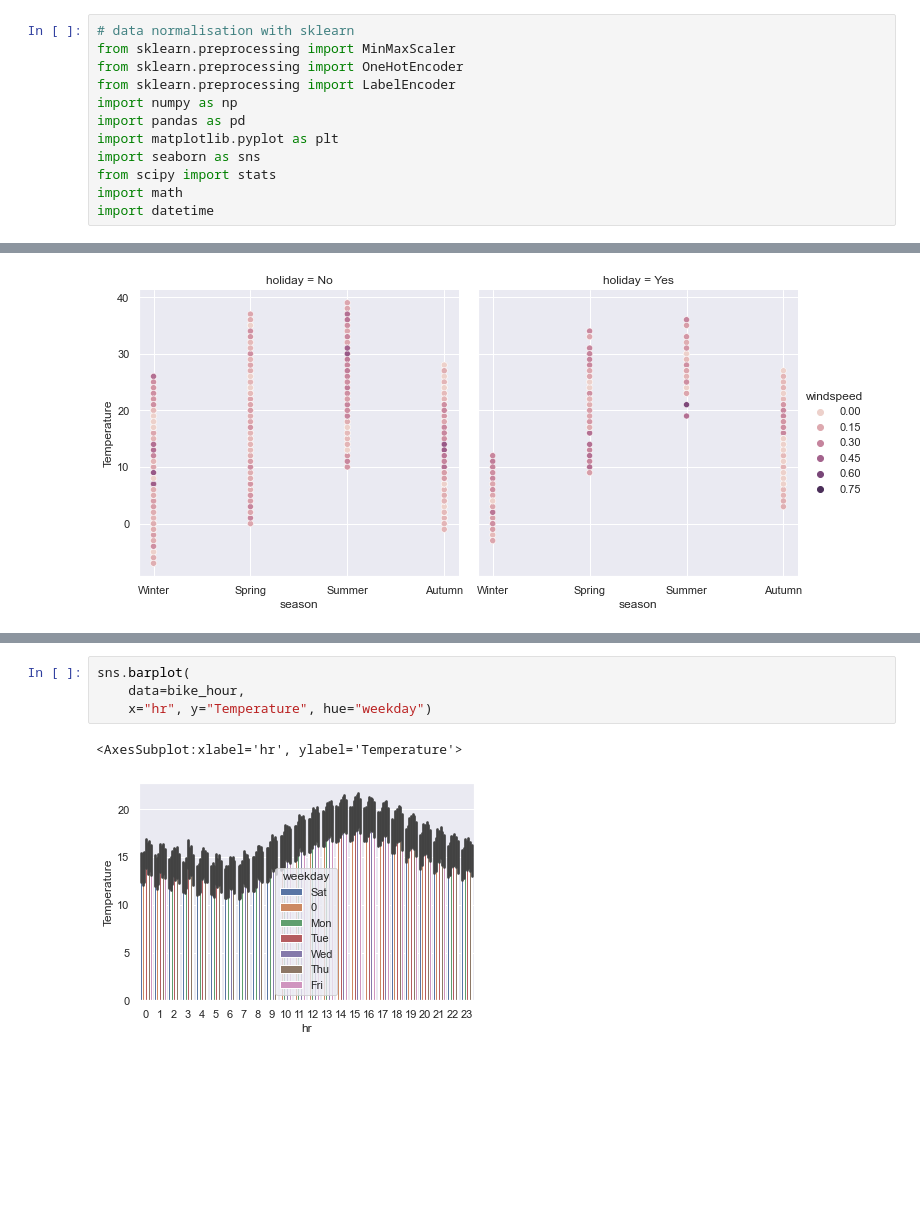
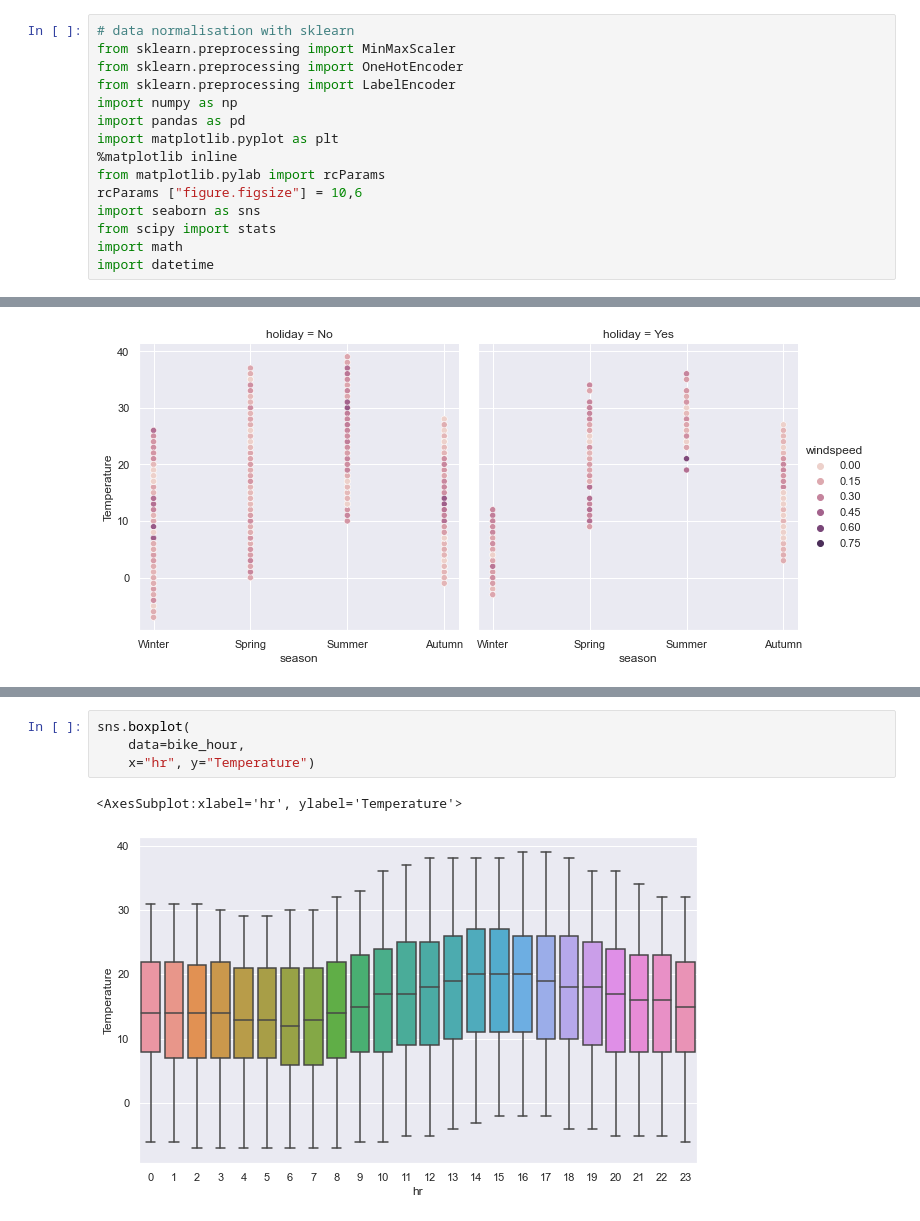
Before and after one commit to movifu1982/Bike-project, a Jupyter notebook: bike 1.ipynb, the cells around one changed output, grey strips where cells are left out. Cells and saved outputs as stored; diff of their text form; blank space fills up the shorter version.

```diff
--- a/bike 1.ipynb
+++ b/bike 1.ipynb
@@ -6,6 +6,9 @@ from sklearn.preprocessing import LabelEncoder
 import numpy as np
 import pandas as pd
 import matplotlib.pyplot as plt
+%matplotlib inline
+from matplotlib.pylab import rcParams
+rcParams ["figure.figsize"] = 10,6
 import seaborn as sns
 from scipy import stats
 import math
@@ -554,7 +563,7 @@ sns.barplot(
 # %%
-sns.barplot(
+sns.boxplot(
     data=bike_hour,
-    x="hr", y="Temperature", hue="weekday")
+    x="hr", y="Temperature")
 # %% [output]
 <AxesSubplot:xlabel='hr', ylabel='Temperature'>
-[figure, old version]
+[figure, new version]
```
Also changed, not shown: parts of 22 cells of this notebook.
